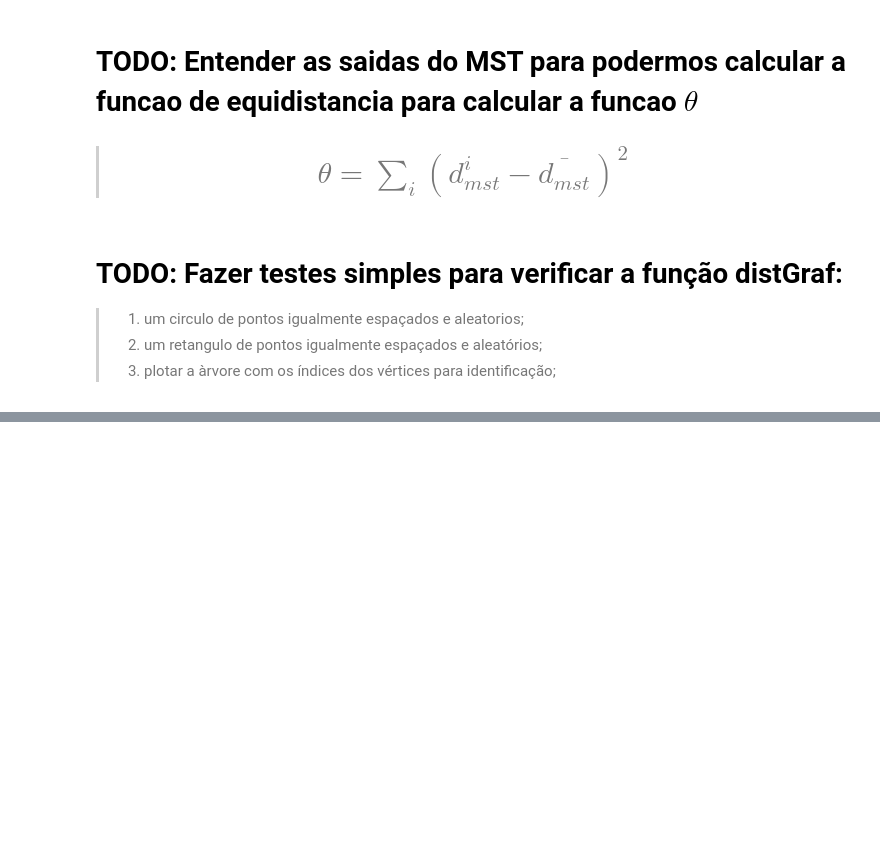
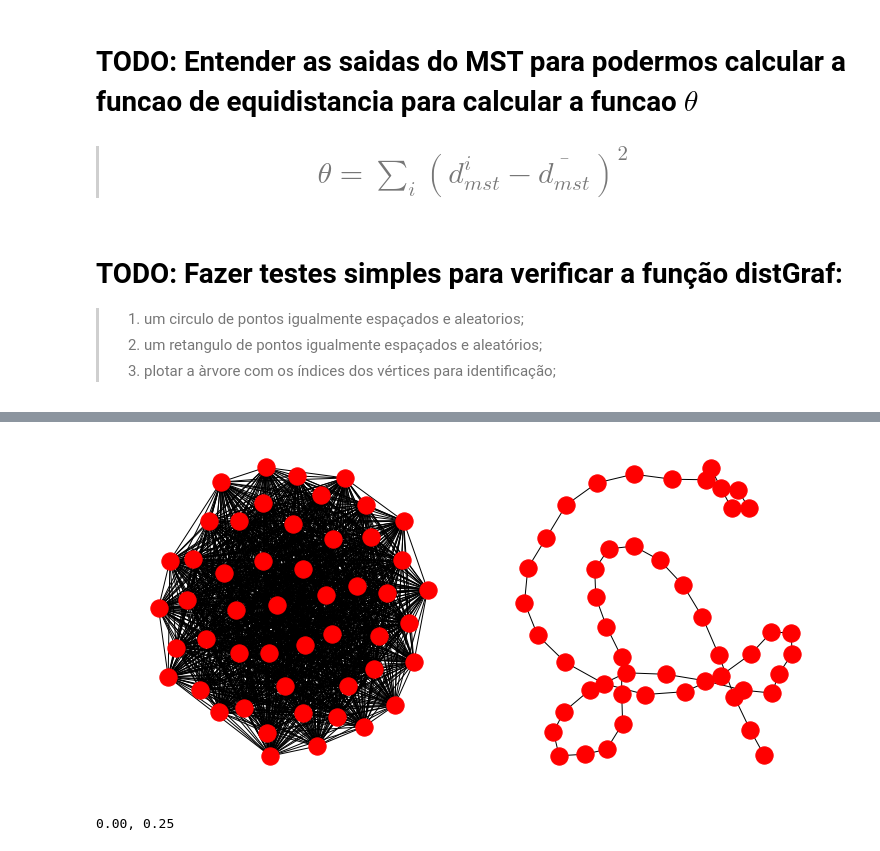
Before and after one commit to EdsonAlonso/EstagioCurricular, a Jupyter notebook: Test_graph.ipynb, the cells around one changed output, grey strips where cells are left out. Drawn from its saved outputs; the diff is of its cells as text; code cells hidden in the pictures; blank space fills up the shorter version.

```diff
--- a/Test_graph.ipynb
+++ b/Test_graph.ipynb
@@ -101,7 +53,13 @@ S = nx.Graph()
 for i in range(npoints):
     S.add_node(i ,pos=(x[i],y[i]))
     for j in range(npoints):
-        S.add_edge(i,j,weight=l2dist(x,y)[i][j])
+        M1 = np.array((x[i],y[j]) )
+        C1 = np.cov(M1.T)
+        C1 = np.zeros((1,1))
+        invC1 = np.zeros((1,1))
+        #S.add_edge(i,j,weight=l1dist(x,y)[i][j])  #WEIGTH IS GIVEN BY THE SUM'S NORM
+        S.add_edge(i,j,weight=l2dist(x,y)[i][j])  #WEIGTH IS GIVEN BY THE EUCLIDIAN'S NORM
+        #S.add_edge(i,j,weight=mahalanobis(x[i],y[j],C1 )) #WEIGTH IS GIVEN BY THE MAHALANOBIS NORM
 TS = nx.minimum_spanning_tree(S)
 # %%
 plt.figure(figsize=(12,6))
@@ -125,12 +83,11 @@ print(phi, dmst)
 # %%
 ### Plot da Arvore Minima em coordenadas 2D:
 plt.figure( figsize=(10,10), facecolor='w' )
-bbox_props = dict(boxstyle="round,pad=0.1", fc="white", ec="b", lw=1)
+bbox_props = dict(boxstyle="round,pad=0.3", fc="white", ec="b", lw=1)
 
 for (i, j, d) in TS.edges.data('weight'):
     xt = [ x[i], x[j] ]
     yt = [ y[i], y[j] ]
-    print i, x[i] ,y[i] , j, x[j] , y[j]
     plt.annotate( int(node[i]), xy=(x[i],y[i]) , bbox=bbox_props)
     plt.annotate( int(node[j]), xy=(x[j],y[j]) , bbox=bbox_props)
     plt.plot(xt,yt,'.-')
@@ -209,0 +176,22 @@ np.cov
+# %%
+Sc = nx.Graph()
+for i in range(50):
+    #Sc.add_node(i ,pos=(L[0][i],L[1][i]))
+    for j in range(50):
+        Sc.add_edge(i,j,weight=l2dist(xc,yc)[i][j])
+TSc = nx.minimum_spanning_tree(Sc)
+# %%
+plt.figure(figsize=(12,6))
+plt.subplot(121)
+nx.draw(Sc)
+plt.subplot(122)
+nx.draw(TSc)
+plt.show()
+# %% [output]
+[figure, added]
+# %%
+#Calculating the phi funtcion and the mean
+phic, dmstc = distgraph(TSc)
+print(f'{phic:.2f}, {dmstc:.2f}') #this makes sense since the average is close enough to every point
+# %% [output]
+0.00, 0.25
```
Also changed, not shown: parts of 11 cells of this notebook.
